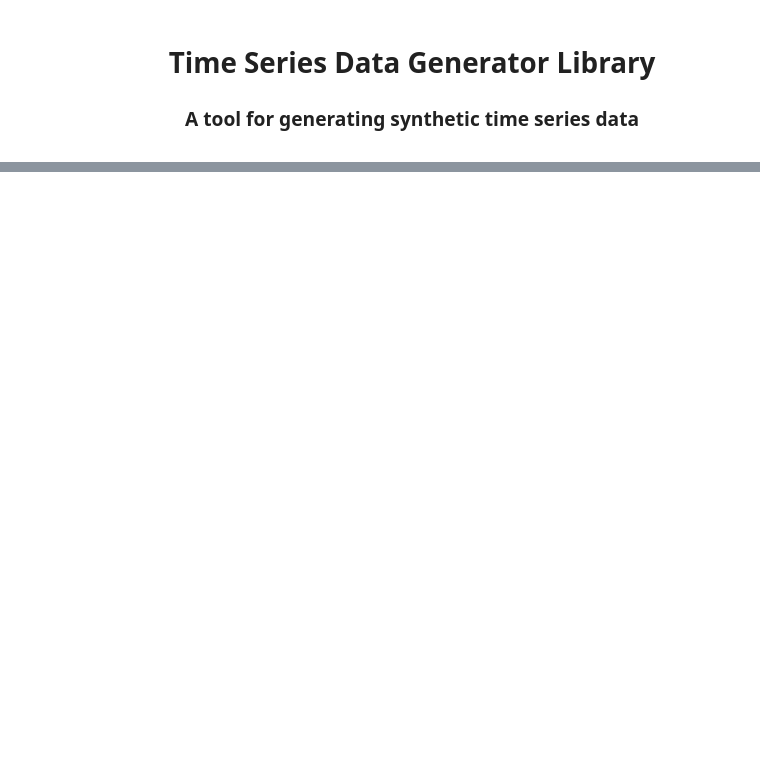
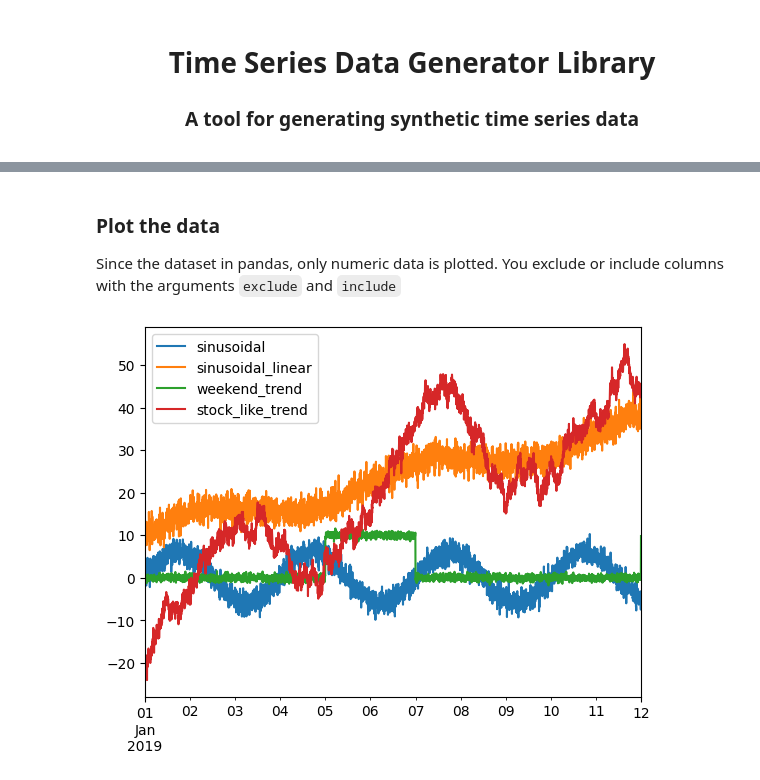
Before and after one commit to manojmanivannan/ts-data-generator, a Jupyter notebook: notebooks/sample.ipynb, the cells around one changed output, grey strips where cells are left out. Cells and saved outputs as stored; diff of their text form; code cells hidden in the pictures; blank space fills up the shorter version.

```diff
--- a/notebooks/sample.ipynb
+++ b/notebooks/sample.ipynb
@@ -60,0 +60,33 @@ d.data
+# %%
+from ts_data_generator.utils.trends import SinusoidalTrend, LinearTrend, WeekendTrend, StockTrend
+
+
+d.add_metric(
+    name="sinusoidal",
+    trends=[
+        SinusoidalTrend(name="sine", amplitude=6, freq=3, phase=0, noise_level=1.5)
+    ]
+    )
+
+
+d.add_metric(
+    name="sinusoidal_linear",
+    trends=[
+        SinusoidalTrend(name="sine", amplitude=3, freq=5, phase=0, noise_level=1.5),
+        LinearTrend(name="linear", limit=30, offset=10, noise_level=1)
+    ])
+
+
+d.add_metric(
+    name="weekend_trend",
+    trends=[
+        WeekendTrend(name="weekend", weekend_effect=10, direction="up", noise_level=0.5, limit=10)
+    ])
+
+
+d.add_metric(
+    name="stock_like_trend",
+    trends=[
+        StockTrend(name='stock', amplitude=10, direction='up', noise_level=0.5),
+        LinearTrend(name='Linear', offset=0, noise_level=1, limit=10)
+    ])
@@ -60,0 +98,8 @@ d.data
+# %% [markdown]
+### Plot the data
+Since the dataset in pandas, only numeric data is plotted.</br>
+You exclude or include columns with the arguments `exclude` and `include`
+# %%
+d.plot(exclude=['product_id'])
+# %% [output]
+[figure, added]
```
Also changed, not shown: parts of 16 cells of this notebook, 4 other files.
